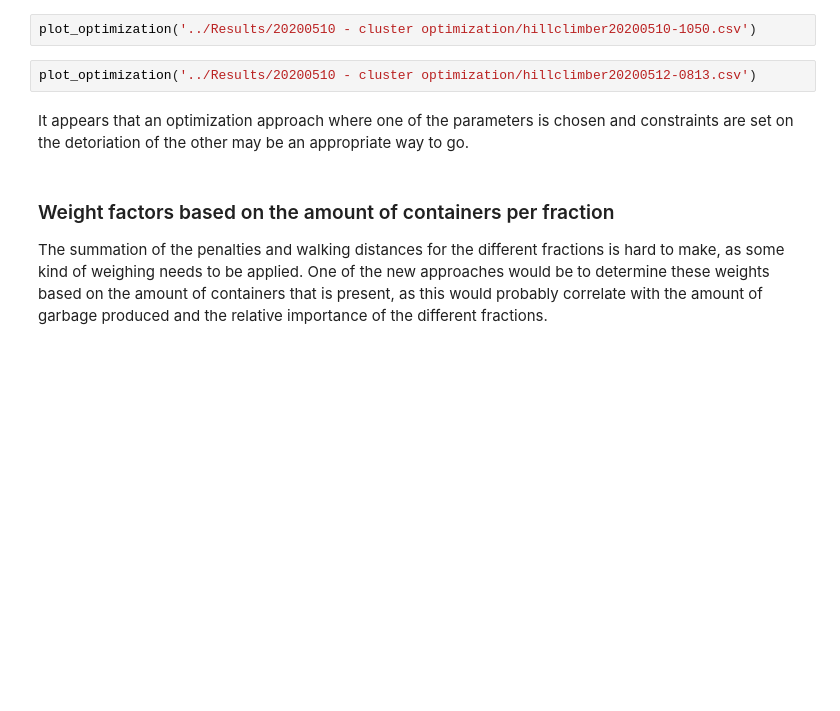
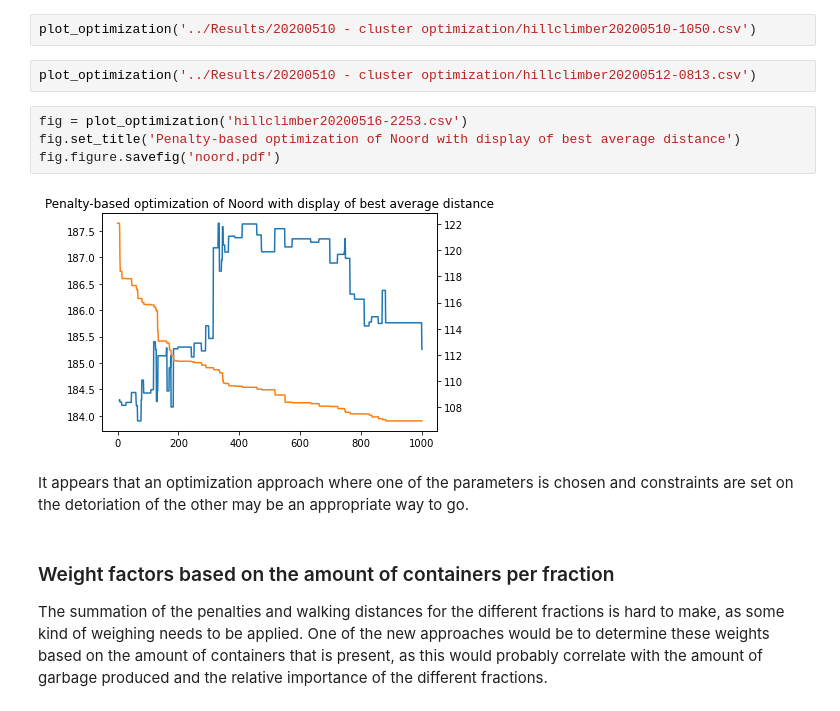
Before and after one commit to corne12345/Amsterdam_carbage_thesis, a Jupyter notebook: Notebooks/20200514 - Improvements of initial coding.ipynb, the cells around one changed output. Saved outputs shown, nothing was run; the diff lists cells and outputs as text; blank space fills up the shorter version.

```diff
--- a/Notebooks/20200514 - Improvements of initial coding.ipynb
+++ b/Notebooks/20200514 - Improvements of initial coding.ipynb
@@ -131,6 +134,12 @@ plot_optimization('../Results/20200510 - cluster optimization/hillclimber2020050
 plot_optimization('../Results/20200510 - cluster optimization/hillclimber20200510-1050.csv')
 # %%
 plot_optimization('../Results/20200510 - cluster optimization/hillclimber20200512-0813.csv')
+# %%
+fig = plot_optimization('hillclimber20200516-2253.csv')
+fig.set_title('Penalty-based optimization of Noord with display of best average distance')
+fig.figure.savefig('noord.pdf')
+# %% [output]
+[figure, added]
 # %% [markdown]
 It appears that an optimization approach where one of the parameters is chosen and constraints are set on the detoriation of the other may be an appropriate way to go.
 # %% [markdown]
```
Also changed, not shown: parts of 2 cells of this notebook, 12 other files.
